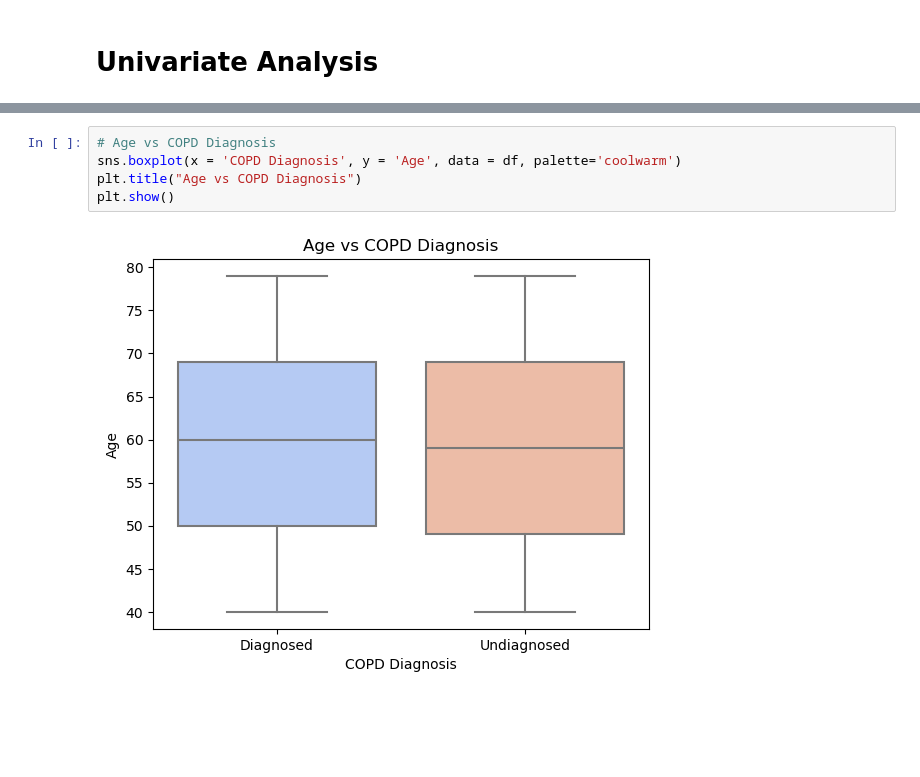
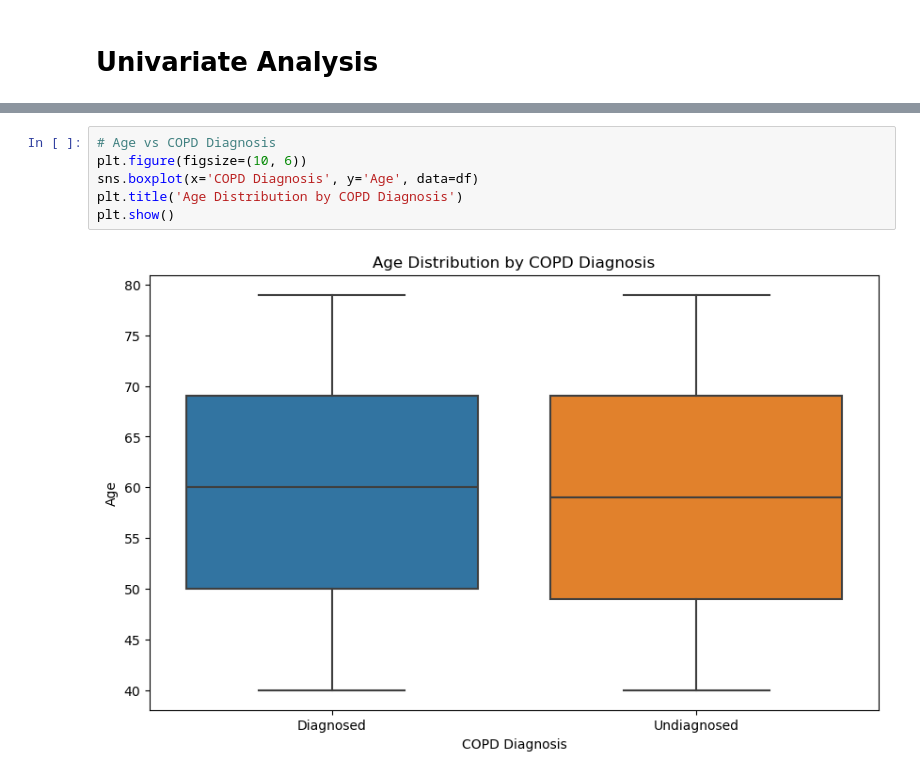
Before and after one commit to rajibshresth/COPD_NCD_Dataset, a Jupyter notebook: Xtra_Dummy Data/EDA/EDA.ipynb, the cells around one changed output, grey strips where cells are left out. Drawn from its saved outputs; the diff is of its cells as text; blank space fills up the shorter version.

```diff
--- a/Xtra_Dummy Data/EDA/EDA.ipynb
+++ b/Xtra_Dummy Data/EDA/EDA.ipynb
@@ -70,7 +106,8 @@ plt.figure(figsize=(14, 10))
 # %%
 # Age vs COPD Diagnosis
-sns.boxplot(x = 'COPD Diagnosis', y = 'Age', data = df, palette='coolwarm')
-plt.title("Age vs COPD Diagnosis")
+plt.figure(figsize=(10, 6))
+sns.boxplot(x='COPD Diagnosis', y='Age', data=df)
+plt.title('Age Distribution by COPD Diagnosis')
 plt.show()
 # %% [output]
-[figure, old version]
+[figure, new version]
```
Also changed, not shown: parts of 16 cells of this notebook, 4 other files.
